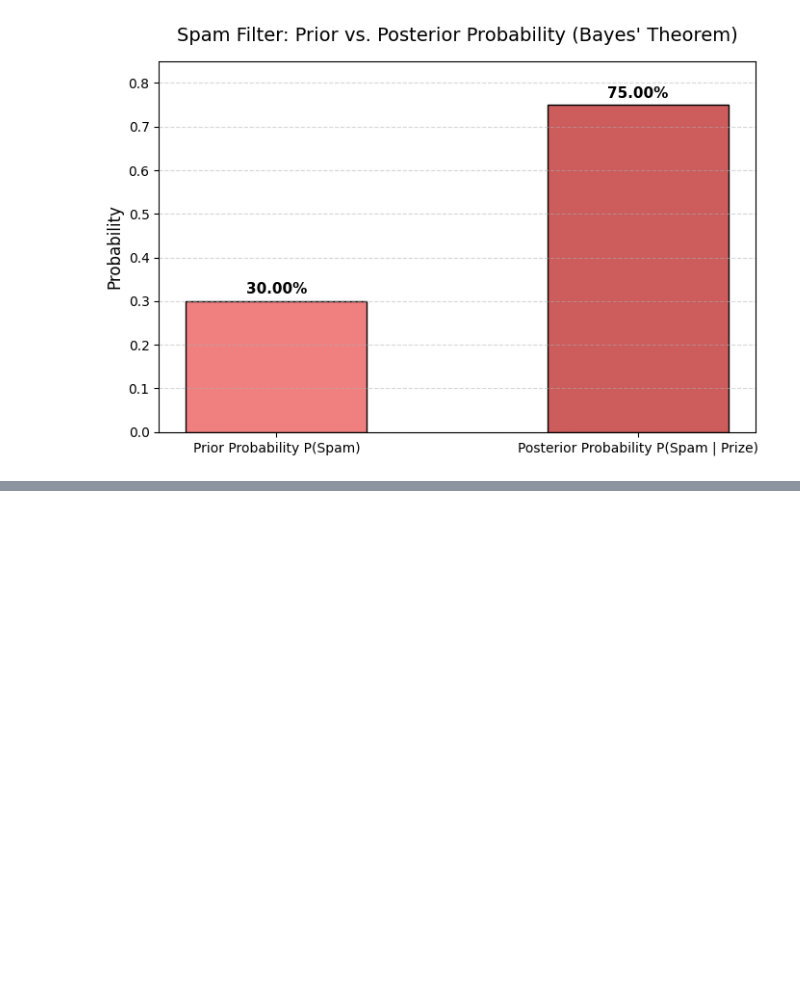
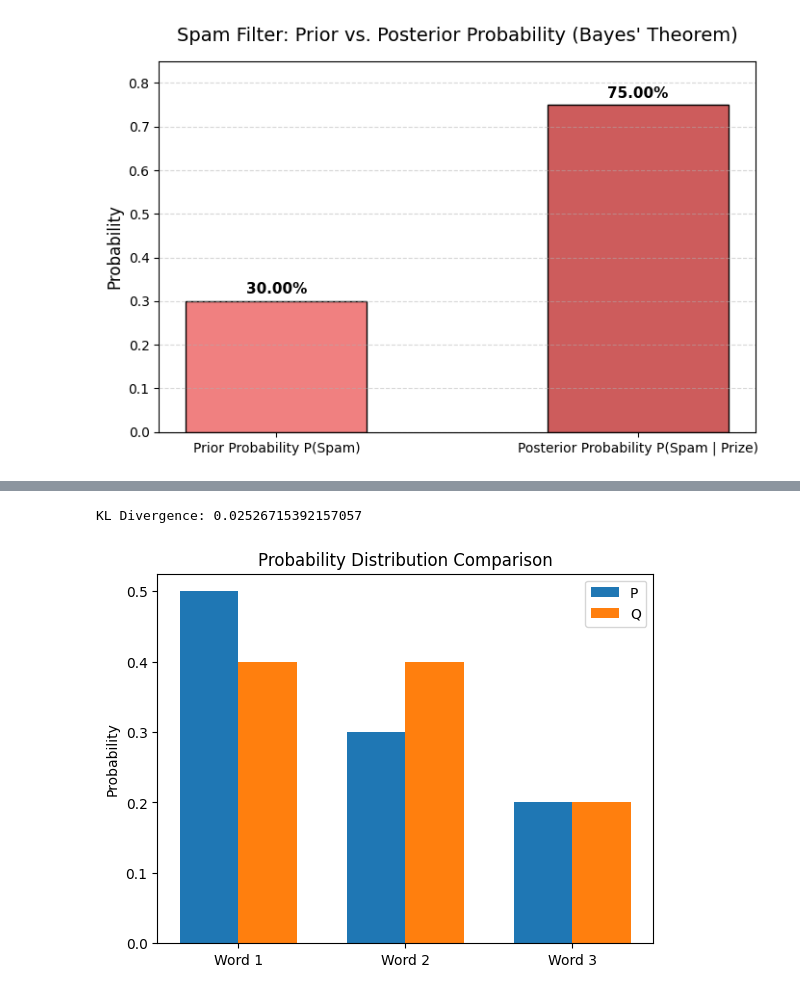
Before and after one commit to bollepallideepthi/CSA47-DeepLearning, a Jupyter notebook: DL_Program's.ipynb, the cells around one changed output, grey strips where cells are left out. Cells and saved outputs as stored; diff of their text form; code cells hidden in the pictures; blank space fills up the shorter version.

```diff
--- a/DL_Program's.ipynb
+++ b/DL_Program's.ipynb
@@ -679,0 +727,26 @@ Posterior Probability of Spam (given 'prize'): 75.00%
+# %%
+import numpy as np
+import matplotlib.pyplot as plt
+
+P = np.array([0.5, 0.3, 0.2])
+Q = np.array([0.4, 0.4, 0.2])
+words = ["Word 1", "Word 2", "Word 3"]
+
+kl_divergence = np.sum(P * np.log(P / Q))
+
+print("KL Divergence:", kl_divergence)
+
+x = np.arange(len(words))
+width = 0.35
+
+plt.bar(x - width/2, P, width, label="P")
+plt.bar(x + width/2, Q, width, label="Q")
+
+plt.xticks(x, words)
+plt.ylabel("Probability")
+plt.title("Probability Distribution Comparison")
+plt.legend()
+plt.show()
+# %% [output]
+KL Divergence: 0.02526715392157057
+[figure, added]
```
Also changed, not shown: parts of 10 cells of this notebook.
